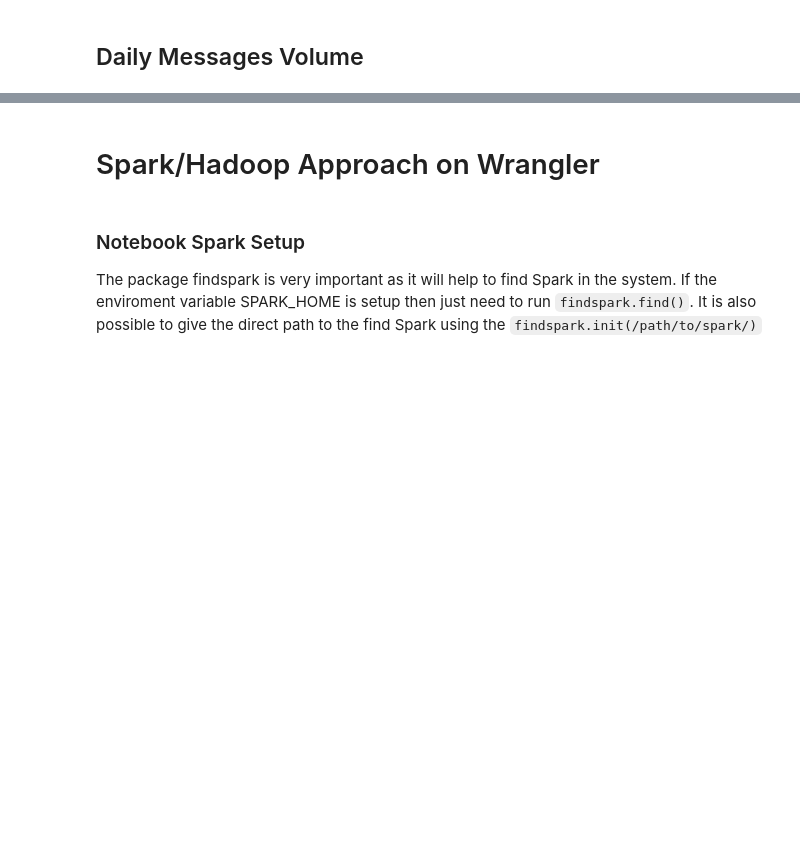
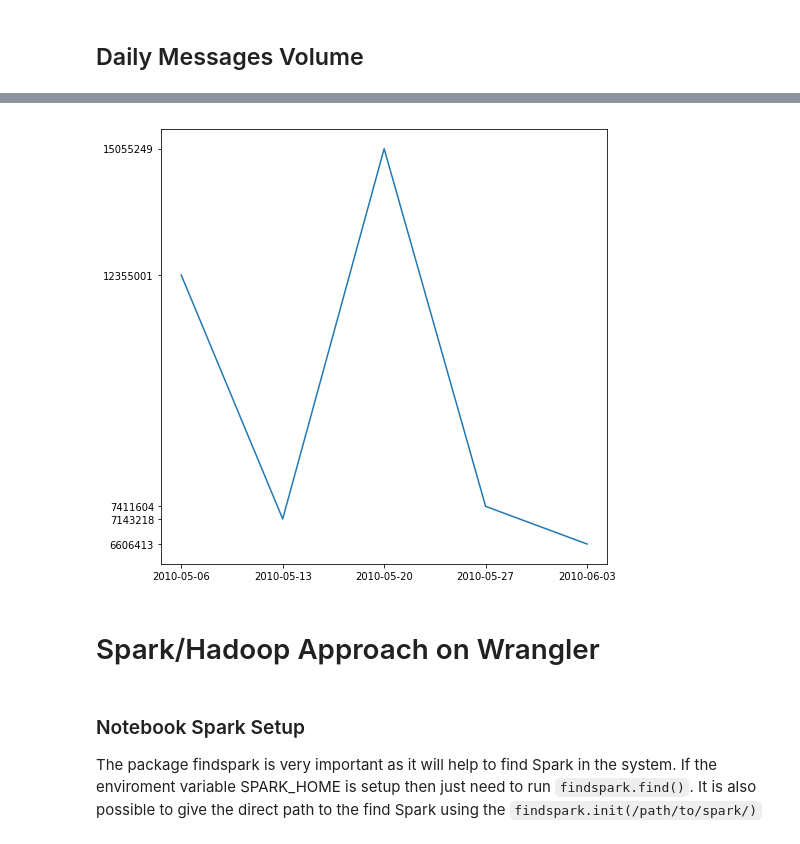
Before and after one commit to jlroo/High-Performance-Computing, a Jupyter notebook: projects/04-flashcrash/03-code/stampede2-notebook.ipynb, the cells around one changed output, grey strips where cells are left out. Drawn from its saved outputs; the diff is of its cells as text; code cells hidden in the pictures; blank space fills up the shorter version.

```diff
--- a/projects/04-flashcrash/03-code/stampede2-notebook.ipynb
+++ b/projects/04-flashcrash/03-code/stampede2-notebook.ipynb
@@ -178,0 +251,4 @@ plt.show()
+# %%
+volume = pd.concat(df1)
+#volume['date'] = [str(datetime.strptime(i,'%Y%m%d').date()) for i in volume['date']]
+#volume['volume'] = [int(i) for i in volume['volume']]
@@ -178,0 +316,4 @@ plt.show()
+# %%
+volume = volume[volume.index==list(volume.index)[0]]
+volume = volume.reset_index()
+del volume['index']
@@ -179,3 +329,12 @@ plt.show()
+# %%
+plt.figure(figsize=(8,8))
+fig = plt.subplot()
+fig.plot(volume['date'], volume['volume'])
+fig.yaxis.set_major_formatter(FormatStrFormatter('%.0f'))
+plt.yticks(list(volume['volume']))
+plt.show()
+# %% [output]
+[figure, added]
 # %% [markdown]
 # Spark/Hadoop Approach on Wrangler
 # %% [markdown]
```
Also changed, not shown: parts of 24 cells of this notebook, 4 other files.
